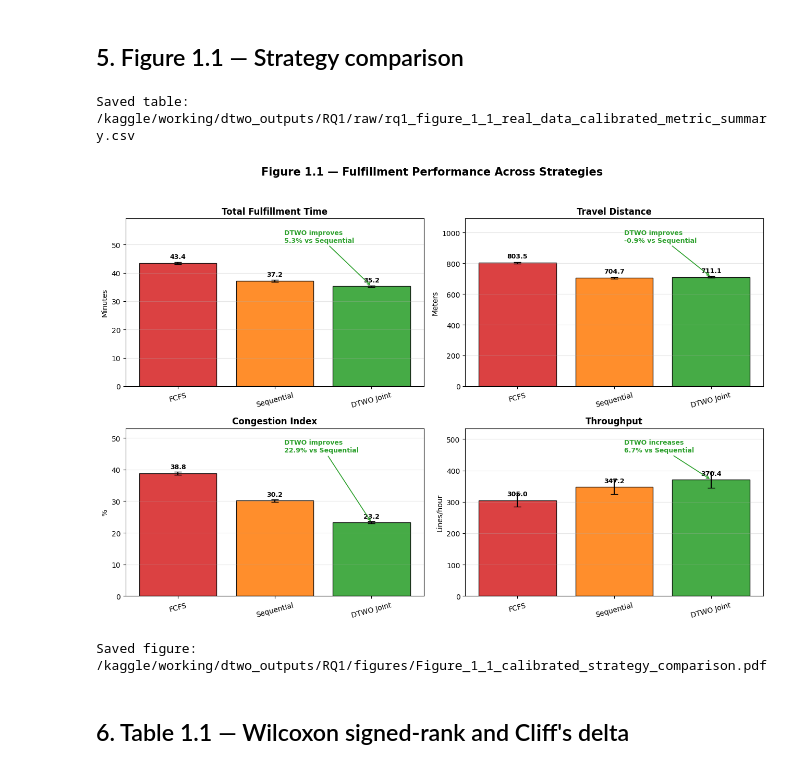
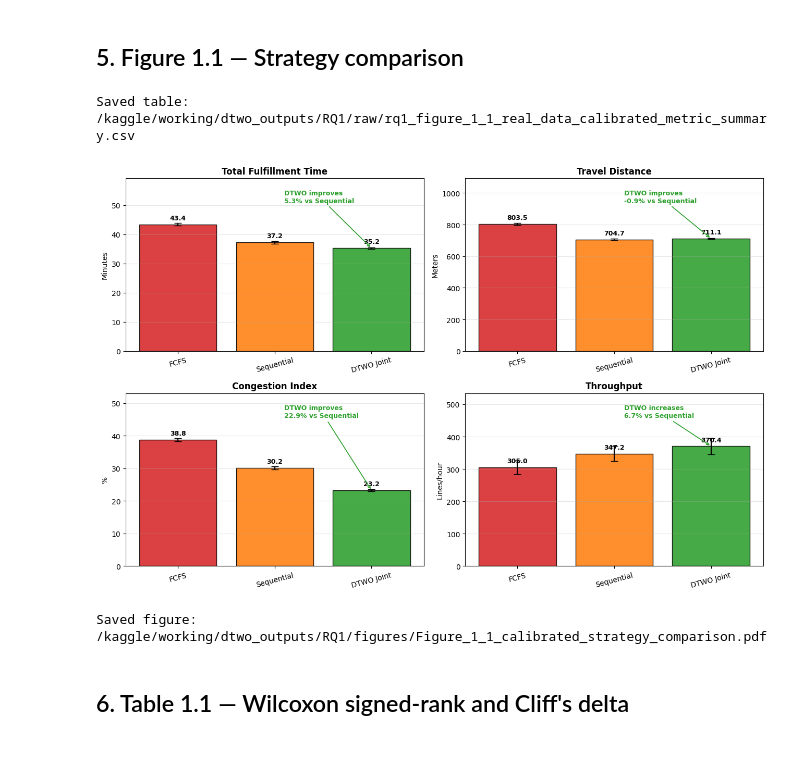
Before and after one commit to nppro/machine-learning, a Jupyter notebook: rq1-joint-vs-sequential.ipynb, the cells around one changed output. Saved outputs shown, nothing was run; the diff lists cells and outputs as text; code cells hidden in the pictures.

```diff
--- a/rq1-joint-vs-sequential.ipynb
+++ b/rq1-joint-vs-sequential.ipynb
@@ -949,35 +949,35 @@ for ax, metric in zip(axes, metric_specs):
         arrowprops=dict(
             arrowstyle="->",
             linewidth=1.2,
             color="#2ca02c",
         ),
         fontsize=9,
         color="#2ca02c",
         fontweight="bold",
     )
 
     ax.set_title(metric["title"], fontsize=12, fontweight="bold")
     ax.set_ylabel(metric["ylabel"])
     ax.set_xticks(x)
     ax.set_xticklabels(strategy_order, rotation=15)
     ax.grid(axis="y", alpha=0.3)
     ax.set_ylim(0, y_top * 1.35)
 
 fig.suptitle(
-    "Figure 1.1 — Fulfillment Performance Across Strategies",
+    "",
     fontsize=15,
     fontweight="bold",
 )
 
 fig.tight_layout(rect=[0, 0, 1, 0.95])
 
 savefig_pdf(
     fig,
     fig_dir / "Figure_1_1_calibrated_strategy_comparison.pdf"
 )
 # %% [output]
 Saved table: /kaggle/working/dtwo_outputs/RQ1/raw/rq1_figure_1_1_real_data_calibrated_metric_summary.csv
-[figure, old version]
+[figure, new version]
 Saved figure: /kaggle/working/dtwo_outputs/RQ1/figures/Figure_1_1_calibrated_strategy_comparison.pdf
 # %% [markdown]
 ## 6. Table 1.1 — Wilcoxon signed-rank and Cliff's delta
```
Also changed, not shown: parts of 3 cells of this notebook.
